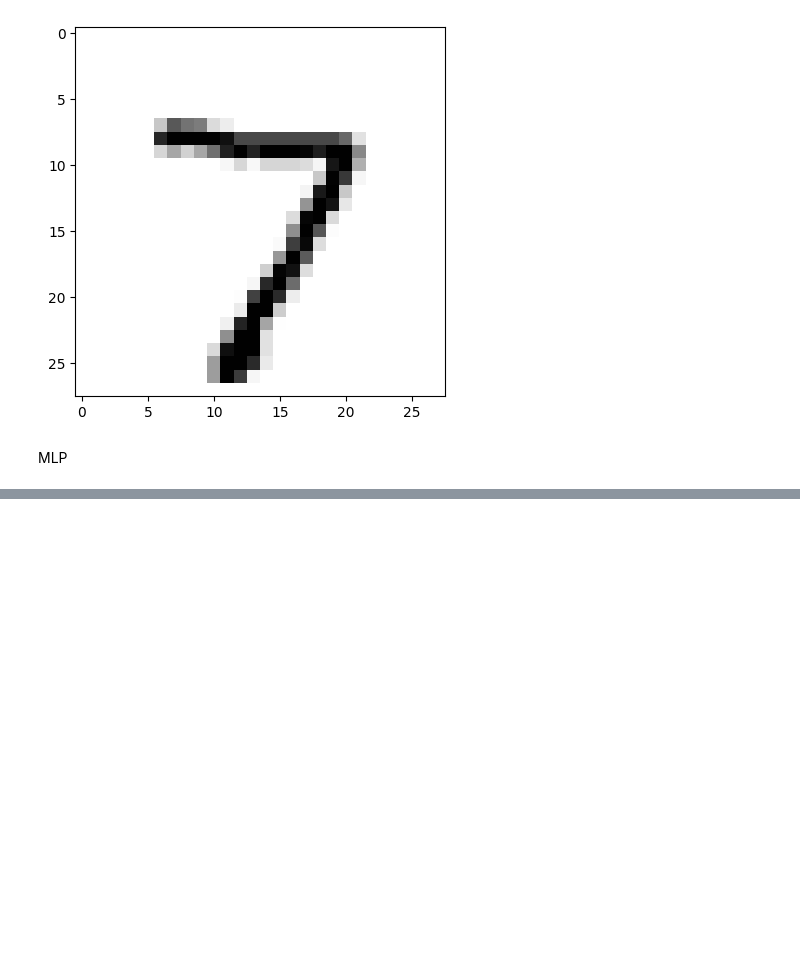
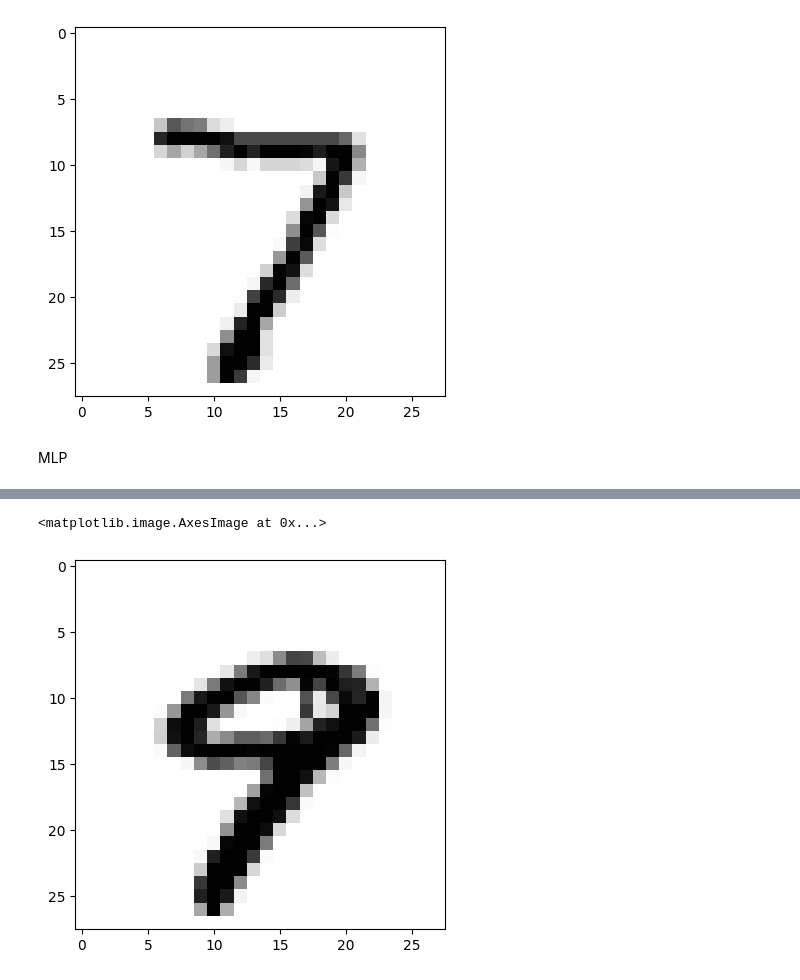
Before and after one commit to surf0123/ai, a Jupyter notebook: deep.ipynb, the cells around one changed output, grey strips where cells are left out. Cells and saved outputs as stored; diff of their text form; code cells hidden in the pictures; blank space fills up the shorter version.

```diff
--- a/deep.ipynb
+++ b/deep.ipynb
@@ -225,0 +314,5 @@ plt.imshow(test_images[0], cmap="Greys")
+# %%
+pred = model.predict(test_images[9].reshape(1,28,28,1), batch_size=1)
+print("추정된 숫자=", pred.argmax())
+plt.imshow(test_images[9], cmap="Greys")
+# %% [output]
@@ -225,0 +321,2 @@ plt.imshow(test_images[0], cmap="Greys")
+<matplotlib.image.AxesImage at 0x...>
+[figure, added]
```
Also changed, not shown: parts of 4 cells of this notebook.
